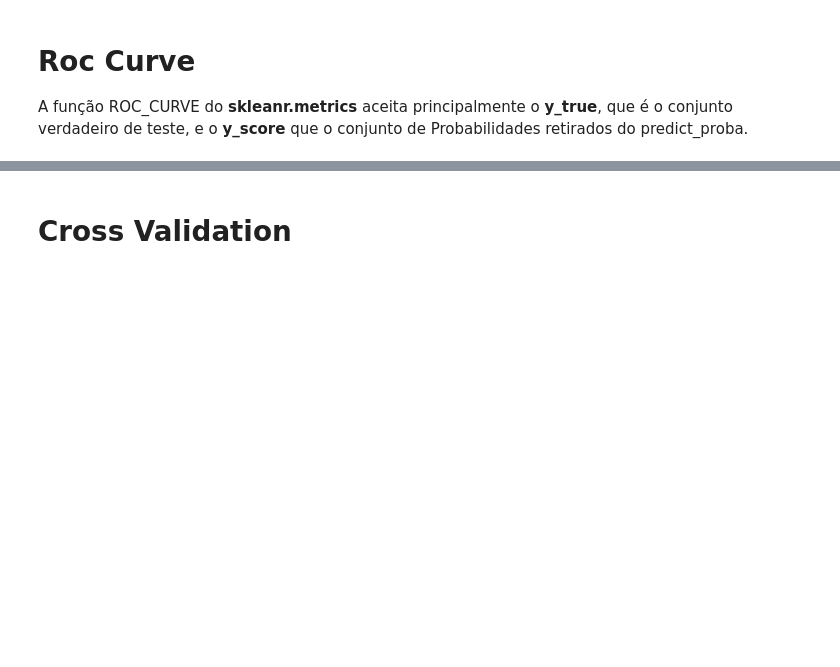
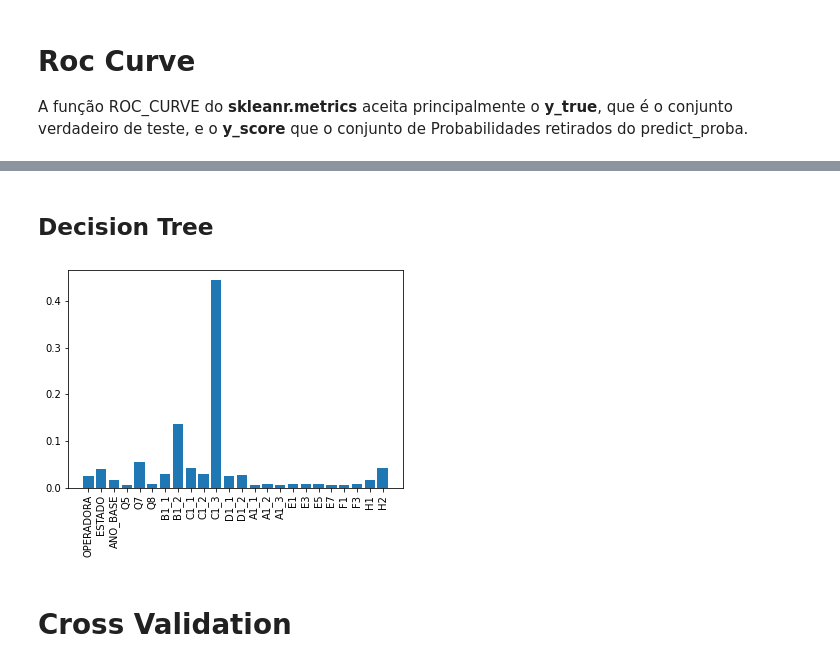
Before and after one commit to mrelero/machine-learning-anatel-database, a Jupyter notebook: ML_Techs/ml_analisys_1.ipynb, the cells around one changed output, grey strips where cells are left out. Cells and saved outputs as stored; diff of their text form; code cells hidden in the pictures; blank space fills up the shorter version.

```diff
--- a/ML_Techs/ml_analisys_1.ipynb
+++ b/ML_Techs/ml_analisys_1.ipynb
@@ -170,3 +255,15 @@ AUC Score: 0.9444956504206311
+# %% [markdown]
+## Decision Tree
+# %%
+Importances_DT = Dec_tree_class.feature_importances_
+Imp_DT_Dict = dict()
+for col, f in zip(Dados_X.columns, Importances_DT):
+   # print(col, ":", f, "\n")
+    Imp_DT_Dict[col] = f
+
+plot_dict_bar(Imp_DT_Dict)
+# %% [output]
+[figure, added]
 # %% [markdown]
 # Cross Validation
 # %%
```
Also changed, not shown: parts of 10 cells of this notebook.
